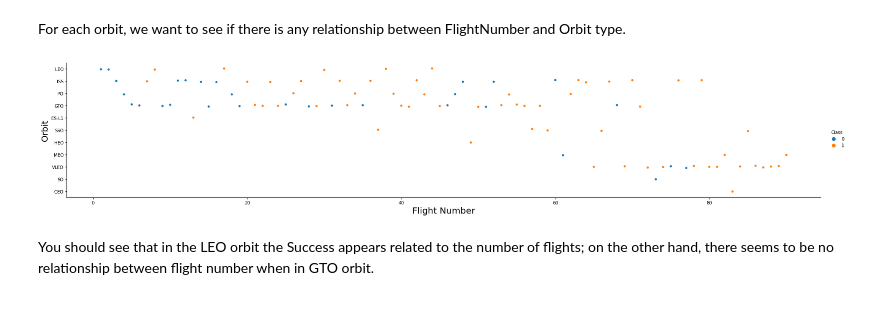
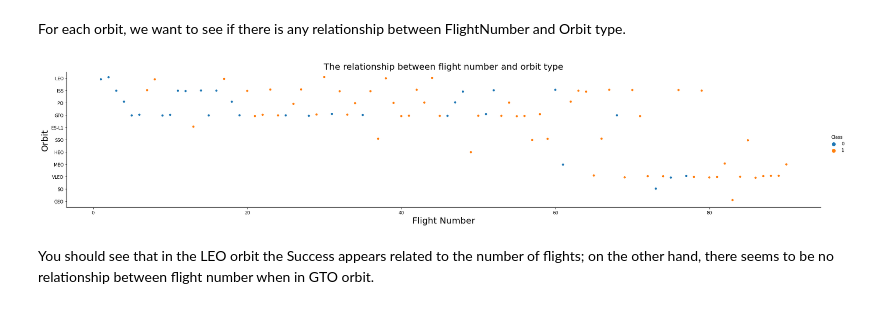
Before and after one commit to EW-10/IBM-Capstone, a Jupyter notebook: IBM Capstone: EDA and Data Visualization.ipynb, the cells around one changed output. Cells and saved outputs as stored; diff of their text form; code cells hidden in the pictures.

```diff
--- a/IBM Capstone: EDA and Data Visualization.ipynb
+++ b/IBM Capstone: EDA and Data Visualization.ipynb
@@ -140,11 +142,12 @@ For each orbit, we want to see if there is any relationship between FlightNumber
 # %%
 # Plot a scatter point chart with x axis to be FlightNumber and y axis to be the Orbit, and hue to be the class value
 sns.catplot(y="Orbit", x="FlightNumber", hue="Class", data=df, aspect = 5)
 plt.xlabel("Flight Number",fontsize=20)
 plt.ylabel("Orbit",fontsize=20)
+plt.title("The relationship between flight number and orbit type", fontsize=20)
 plt.show()
 # %% [output]
-[figure, old version]
+[figure, new version]
 # %% [markdown]
 You should see that in the LEO orbit the Success appears related to the number of flights; on the other hand, there seems to be no relationship between flight number when in GTO orbit.
 # %% [markdown]
```
Also changed, not shown: parts of 5 cells of this notebook.
